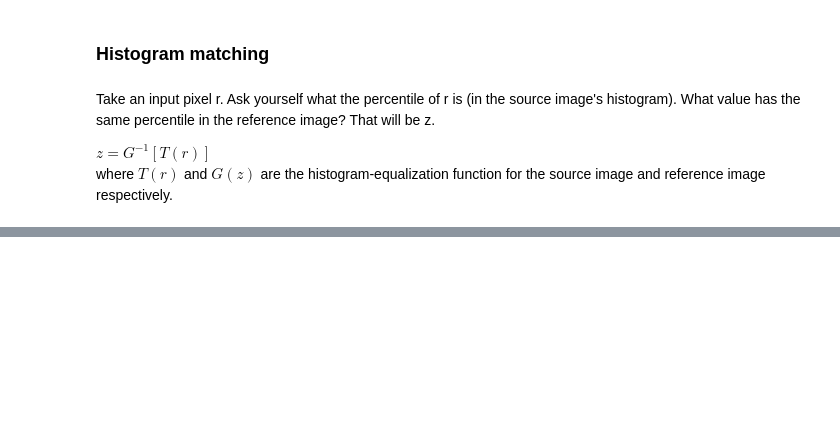
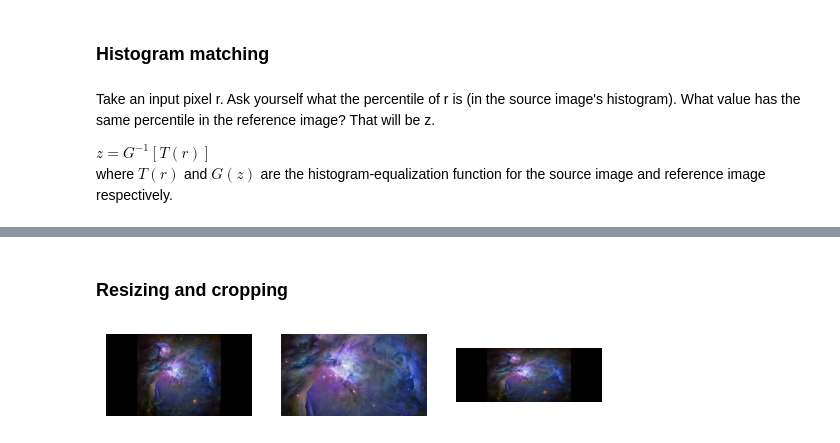
Before and after one commit to absurdusername/LabsSem5, a Jupyter notebook: CV/Lab03.ipynb, the cells around one changed output, grey strips where cells are left out. Drawn from its saved outputs; the diff is of its cells as text; code cells hidden in the pictures; blank space fills up the shorter version.

```diff
--- a/CV/Lab03.ipynb
+++ b/CV/Lab03.ipynb
@@ -50,0 +54,17 @@ plot_sideways_with_histogram(img, matched)
+# %% [markdown]
+### Resizing and cropping
+# %%
+def plot_sideways(*images):
+    fig, axes = plt.subplots(ncols=len(images))
+
+    for i, image in enumerate(images):
+        axes[i].imshow(image, cmap='grey')
+        axes[i].axis('off')
+# %%
+orion = cv2.imread('data/orion.png', 1)
+cropped = orion[180: 540, 320: 960]
+resized = cv2.resize(orion, (480, 180))
+
+plot_sideways(orion, cropped, resized)
+# %% [output]
+[figure, added]
```
Also changed, not shown: parts of 7 cells of this notebook, 1 other file.
